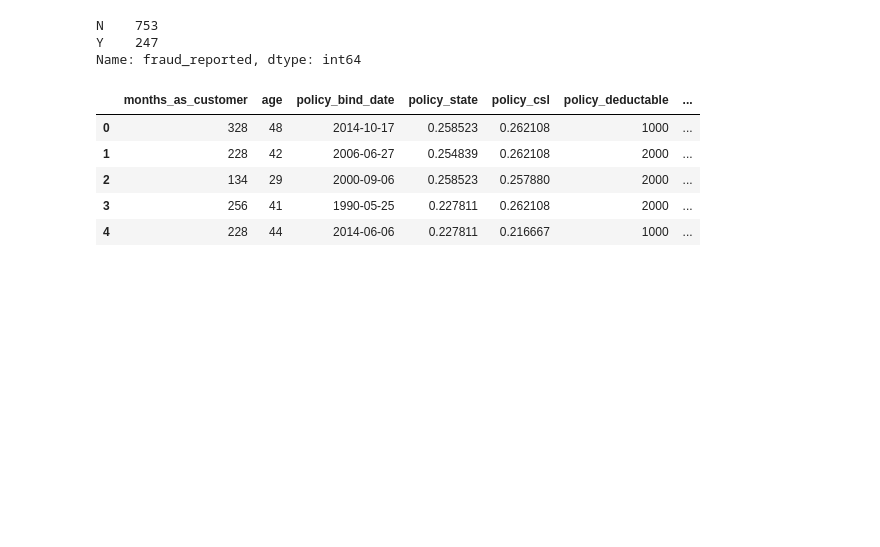
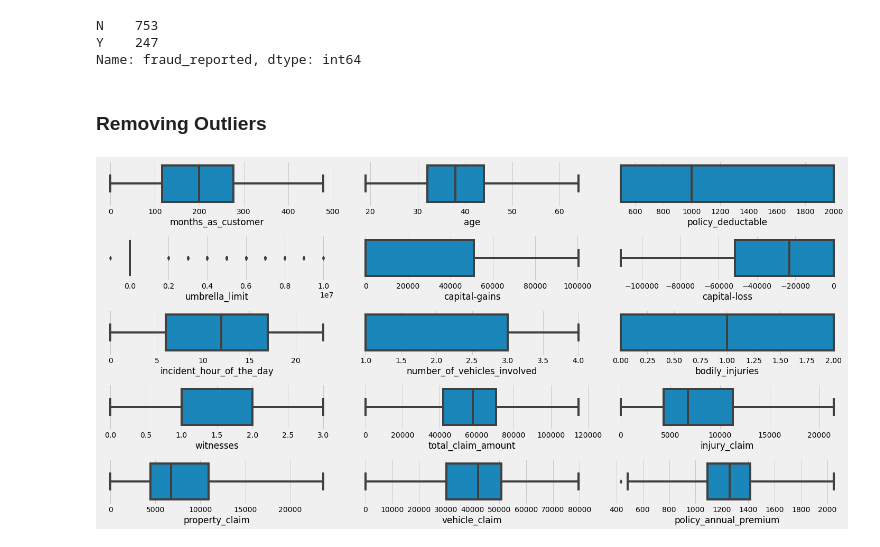
Before and after one commit to Shashank-Sundi/NOTEBOOKS, a Jupyter notebook: INSURANCE-CLAIM-FRAUD.ipynb, the cells around one changed output. Cells and saved outputs as stored; diff of their text form; code cells hidden in the pictures; blank space fills up the shorter version.

```diff
--- a/INSURANCE-CLAIM-FRAUD.ipynb
+++ b/INSURANCE-CLAIM-FRAUD.ipynb
@@ -456,12 +456,21 @@ data.incident_type=data.incident_type.map(incident_type_map)
 
 education_map={'High School':1,'College':2,'Associate':3,'Masters':4,'JD':5,'MD':6,'PHD':7}
 data.insured_education_level=data.insured_education_level.map(education_map)
-# %%
-data.head()
-# %% [output]
-|  | months_as_customer | age | policy_bind_date | policy_state | policy_csl | policy_deductable | ... |
-| 0 | 328 | 48 | 2014-10-17 | 0.258523 | 0.262108 | 1000 | ... |
-| 1 | 228 | 42 | 2006-06-27 | 0.254839 | 0.262108 | 2000 | ... |
-| 2 | 134 | 29 | 2000-09-06 | 0.258523 | 0.257880 | 2000 | ... |
-| 3 | 256 | 41 | 1990-05-25 | 0.227811 | 0.262108 | 2000 | ... |
-| 4 | 228 | 44 | 2014-06-06 | 0.227811 | 0.216667 | 1000 | ... |
+# %% [markdown]
+### Removing Outliers
+# %%
+# Checking for Extreme Outliers in data
+
+fig,ax=plt.subplots(5,3,figsize=(20,10))
+
+i,j=0,0
+for col in num_index:
+    sns.boxplot(data[col],ax=ax[i,j],whis=3)
+    j+=1
+    if j==3:
+        i+=1
+        j=0
+
+fig.tight_layout()
+# %% [output]
+[figure, added]
```
Also changed, not shown: parts of 3 cells of this notebook.
